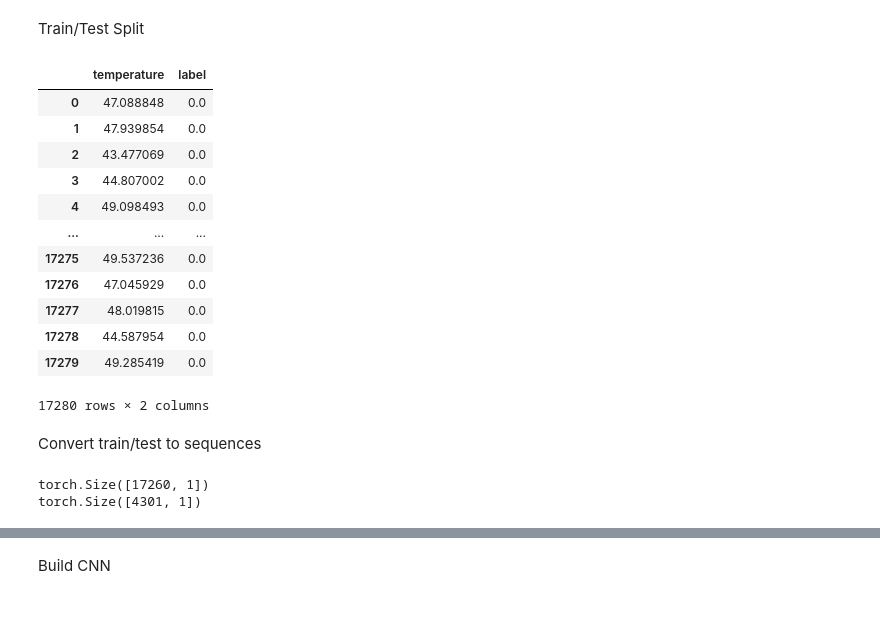
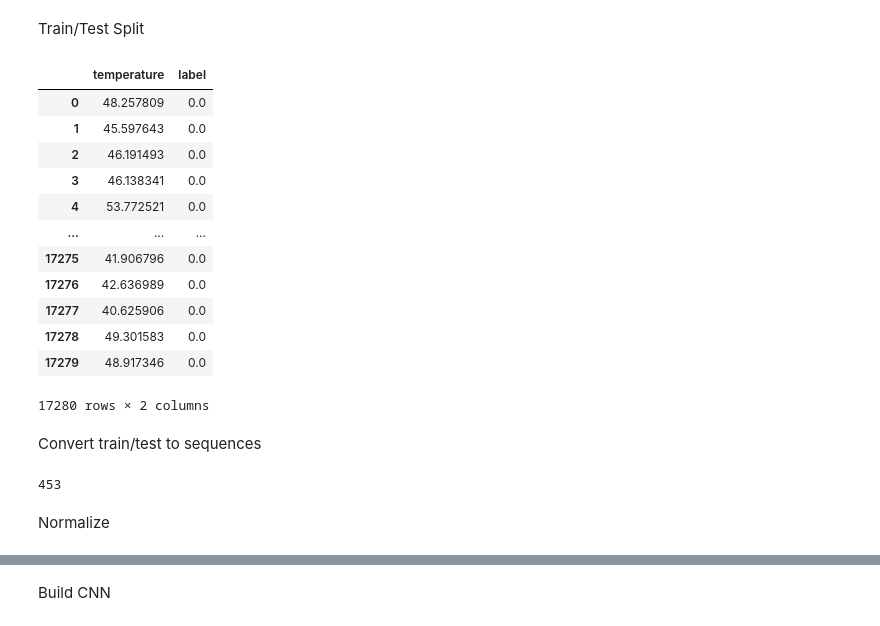
Before and after one commit to adharshr15/AFTAC-DL, a Jupyter notebook: soh_model.ipynb, the cells around one changed output, grey strips where cells are left out. Cells and saved outputs as stored; diff of their text form; code cells hidden in the pictures.

Commit message:
implemented model
...but i need to see it with real data, right now test accuracy is 100% so i either messed up somewhere or the data is all 0's lol

```diff
--- a/soh_model.ipynb
+++ b/soh_model.ipynb
@@ -21,7 +22,13 @@ sensor_dfs = {}
 for i in range(1, 5):
     sensor_df = df_pivot.xs(i, axis=1, level=1).copy()
 
+    # fill temperature NaNs with mean
+    sensor_df['temperature'] = sensor_df['temperature'].fillna(sensor_df['temperature'].mean())
+
+    # fill label NaNs with mode (most common value)
+    sensor_df['label'] = sensor_df['label'].fillna(sensor_df['label'].mode()[0])
+
     sensor_dfs[i] = sensor_df
 
-sensor_dfs
+sensor = 2
 # %% [output]
@@ -47,26 +40,26 @@ Train/Test Split
 # %%
 train_dfs = {}
 test_dfs = {}
 
 for i, sensor_df in sensor_dfs.items():
     n = int(len(sensor_df) * .8)
     train_dfs[i] = sensor_df.iloc[:n].reset_index(drop=True)
     test_dfs[i] = sensor_df.iloc[n:].reset_index(drop=True)
 
-train_dfs[1]
+train_dfs[sensor]
 # %% [output]
 |  | temperature | label |
-| 0 | 47.088848 | 0.0 |
-| 1 | 47.939854 | 0.0 |
-| 2 | 43.477069 | 0.0 |
-| 3 | 44.807002 | 0.0 |
-| 4 | 49.098493 | 0.0 |
+| 0 | 48.257809 | 0.0 |
+| 1 | 45.597643 | 0.0 |
+| 2 | 46.191493 | 0.0 |
+| 3 | 46.138341 | 0.0 |
+| 4 | 53.772521 | 0.0 |
 | ... | ... | ... |
-| 17275 | 49.537236 | 0.0 |
-| 17276 | 47.045929 | 0.0 |
-| 17277 | 48.019815 | 0.0 |
-| 17278 | 44.587954 | 0.0 |
-| 17279 | 49.285419 | 0.0 |
+| 17275 | 41.906796 | 0.0 |
+| 17276 | 42.636989 | 0.0 |
+| 17277 | 40.625906 | 0.0 |
+| 17278 | 49.301583 | 0.0 |
+| 17279 | 48.917346 | 0.0 |
 17280 rows × 2 columns
 # %% [markdown]
 Convert train/test to sequences
@@ -95,14 +88,18 @@ def create_sequences(df, seq_length=20):
     X = X[:-1]
     y = labels[seq_length:]
 
-    X = torch.from_numpy(X).unsqueeze(-1)
-    y = torch.from_numpy(y).unsqueeze(-1)
+    X = torch.from_numpy(X).unsqueeze(-1).float()
+    y = torch.from_numpy(y).unsqueeze(-1).float()
 
     return X, y
 
 
-X_train, y_train = create_sequences(train_dfs[1], seq_length)
-X_test, y_test = create_sequences(test_dfs[1], seq_length)
+X_train, y_train = create_sequences(train_dfs[sensor], seq_length)
+X_test, y_test = create_sequences(test_dfs[sensor], seq_length)
+
+num_ones = (y_train == 1).sum().item()
+print(num_ones)
 # %% [output]
-torch.Size([17260, 1])
-torch.Size([4301, 1])
+453
+# %% [markdown]
+Normalize
```
Also changed, not shown: parts of 11 cells of this notebook, 3 other files.
